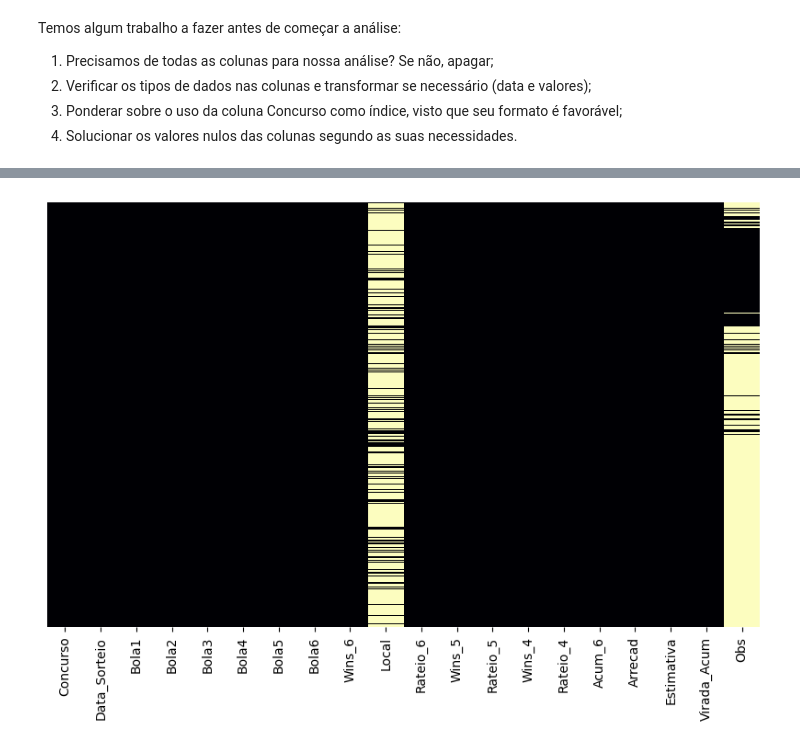
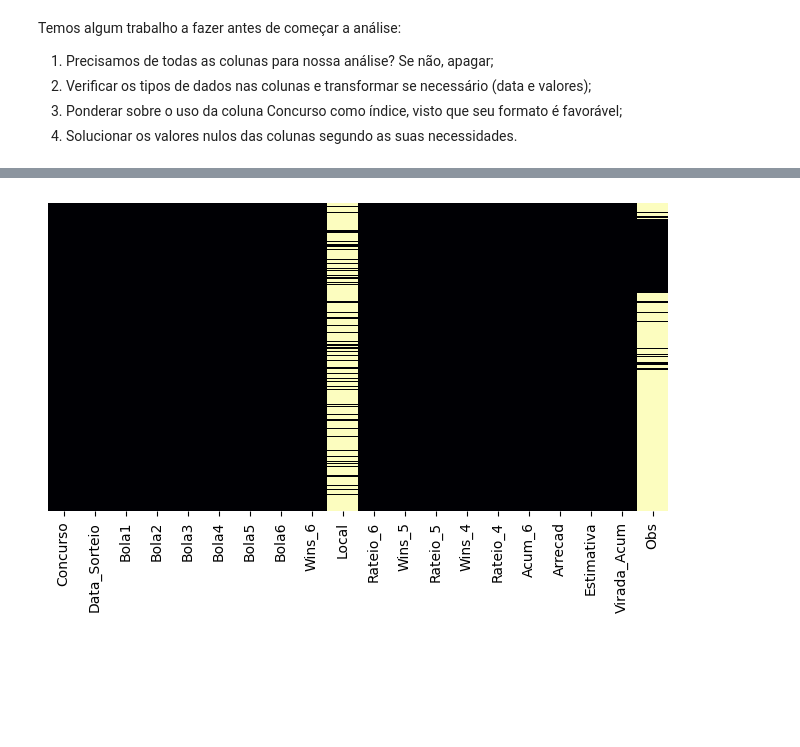
Before and after one commit to zf0rest/megasena_science, a Jupyter notebook: notebooks/analise.ipynb, the cells around one changed output, grey strips where cells are left out. Cells and saved outputs as stored; diff of their text form; code cells hidden in the pictures; blank space fills up the shorter version.

Commit message:
ajustando os plots

```diff
--- a/notebooks/analise.ipynb
+++ b/notebooks/analise.ipynb
@@ -162,17 +162,13 @@ Data columns (total 20 columns):
 dtypes: datetime64[ns](1), float64(7), int64(10), object(2)
 memory usage: 463.1+ KB
 # %%
-# plotando os valores nulos do df com um heatmap
-plt.figure(figsize=(10, 6))
+# plotando os valores nulos do df com um heatmap para ter uma ideia da sua distribuição
+plt.figure(figsize=(8, 4))
 
 sns.heatmap(df.isnull(),
             yticklabels=False,
             cbar=False,
             cmap='magma')
 plt.show()
-
-
-# 1. Vemos que existem concursos sem indicação de Cidade/UF, e isso pode ser derivado das seguintes causas:
-#    concursos sem ganhadores ou ganhadores sem localidade informada. Vamos conferir?
 # %% [output]
-[figure, old version]
+[figure, new version]
```
Also changed, not shown: parts of 10 cells of this notebook, 1 other file.
